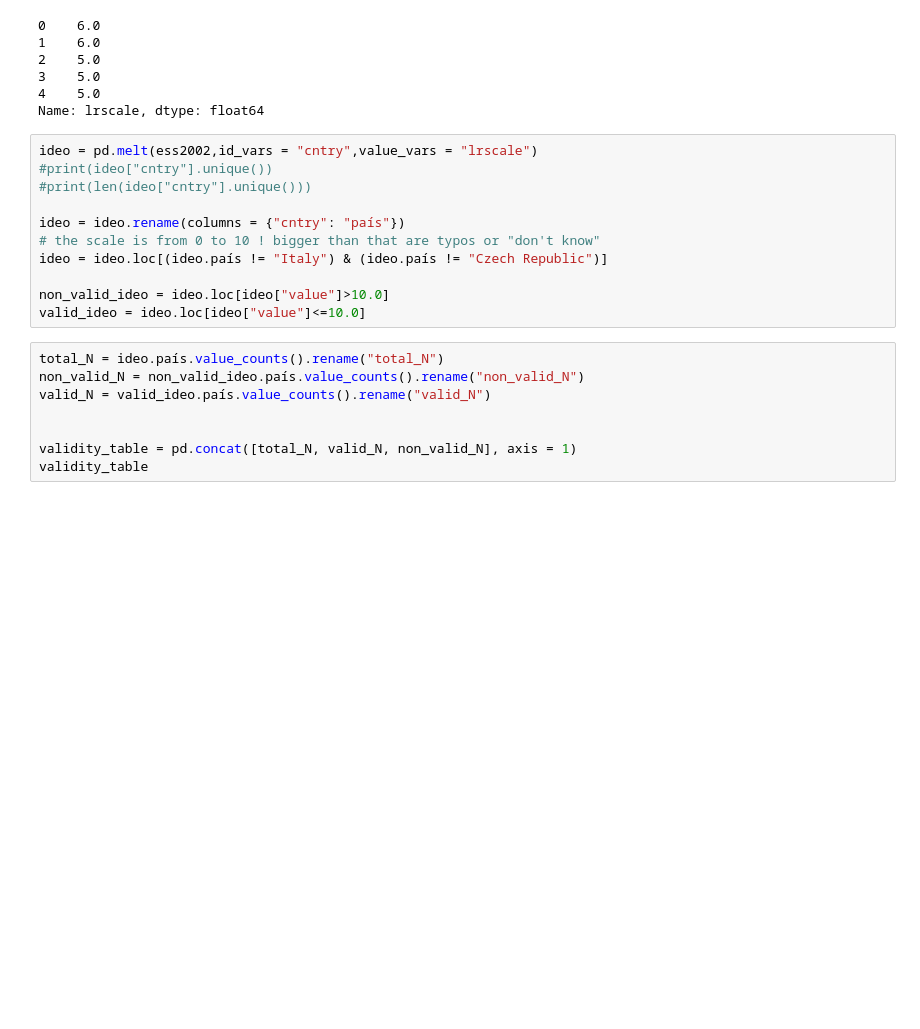
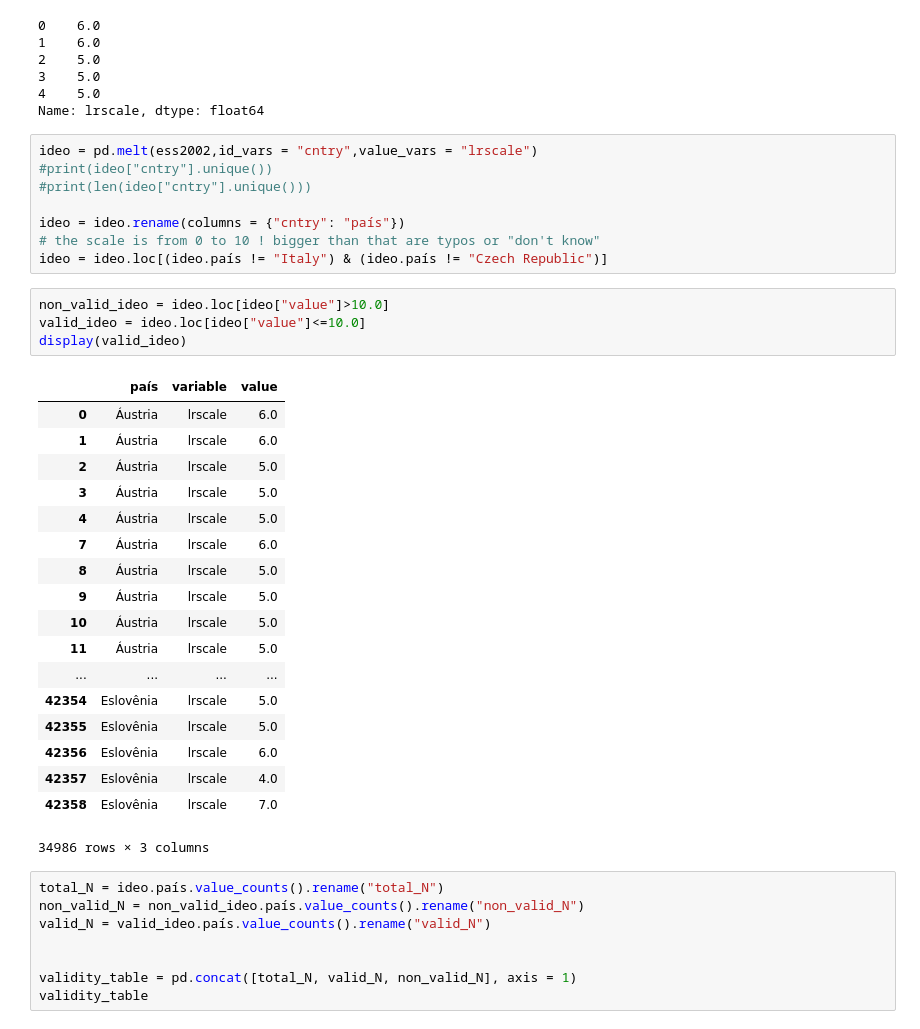
Before and after one commit to marcelovmaciel/Projeto, a Jupyter notebook: data-analysis/01-load_ess.ipynb, the cells around one changed output. Cells and saved outputs as stored; diff of their text form; blank space fills up the shorter version.

```diff
--- a/data-analysis/01-load_ess.ipynb
+++ b/data-analysis/01-load_ess.ipynb
@@ -34,9 +34,29 @@ ideo = pd.melt(ess2002,id_vars = "cntry",value_vars = "lrscale")
 ideo = ideo.rename(columns = {"cntry": "país"})
 # the scale is from 0 to 10 ! bigger than that are typos or "don't know"
 ideo = ideo.loc[(ideo.país != "Italy") & (ideo.país != "Czech Republic")]
-
-non_valid_ideo = ideo.loc[ideo["value"]>10.0]
-valid_ideo = ideo.loc[ideo["value"]<=10.0]
+# %%
+non_valid_ideo = ideo.loc[ideo["value"]>10.0]
+valid_ideo = ideo.loc[ideo["value"]<=10.0]
+display(valid_ideo)
+# %% [output]
+|  | país | variable | value |
+| 0 | Áustria | lrscale | 6.0 |
+| 1 | Áustria | lrscale | 6.0 |
+| 2 | Áustria | lrscale | 5.0 |
+| 3 | Áustria | lrscale | 5.0 |
+| 4 | Áustria | lrscale | 5.0 |
+| 7 | Áustria | lrscale | 6.0 |
+| 8 | Áustria | lrscale | 5.0 |
+| 9 | Áustria | lrscale | 5.0 |
+| 10 | Áustria | lrscale | 5.0 |
+| 11 | Áustria | lrscale | 5.0 |
+| ... | ... | ... | ... |
+| 42354 | Eslovênia | lrscale | 5.0 |
+| 42355 | Eslovênia | lrscale | 5.0 |
+| 42356 | Eslovênia | lrscale | 6.0 |
+| 42357 | Eslovênia | lrscale | 4.0 |
+| 42358 | Eslovênia | lrscale | 7.0 |
+34986 rows × 3 columns
 # %%
 total_N = ideo.país.value_counts().rename("total_N")
 non_valid_N = non_valid_ideo.país.value_counts().rename("non_valid_N")
```
Also changed, not shown: parts of 3 cells of this notebook.
